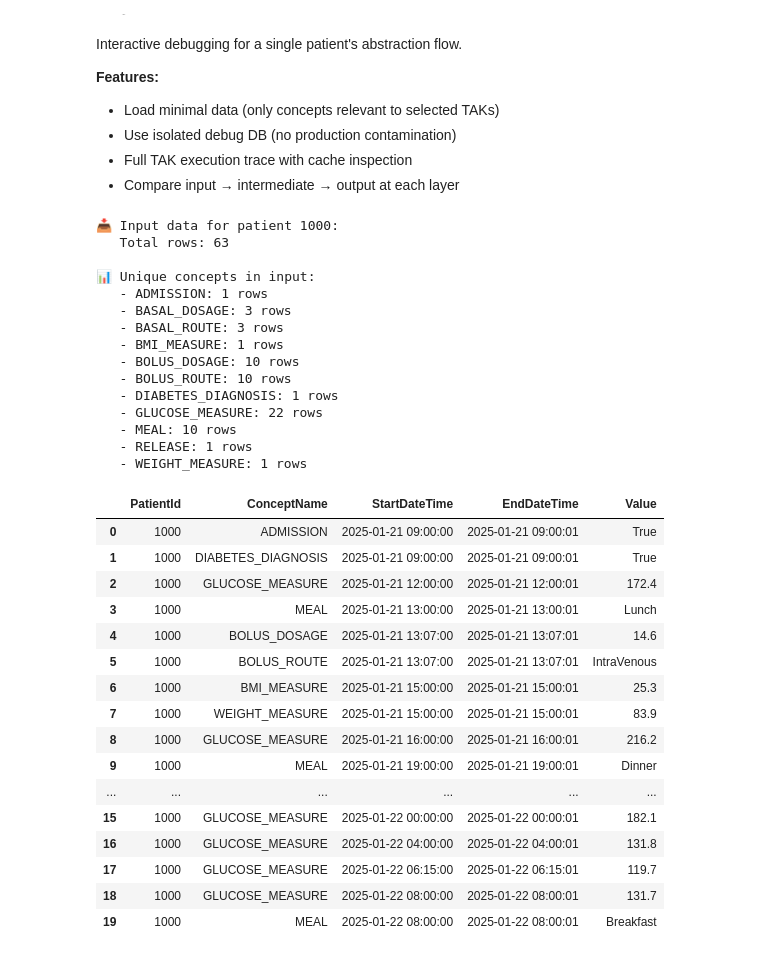
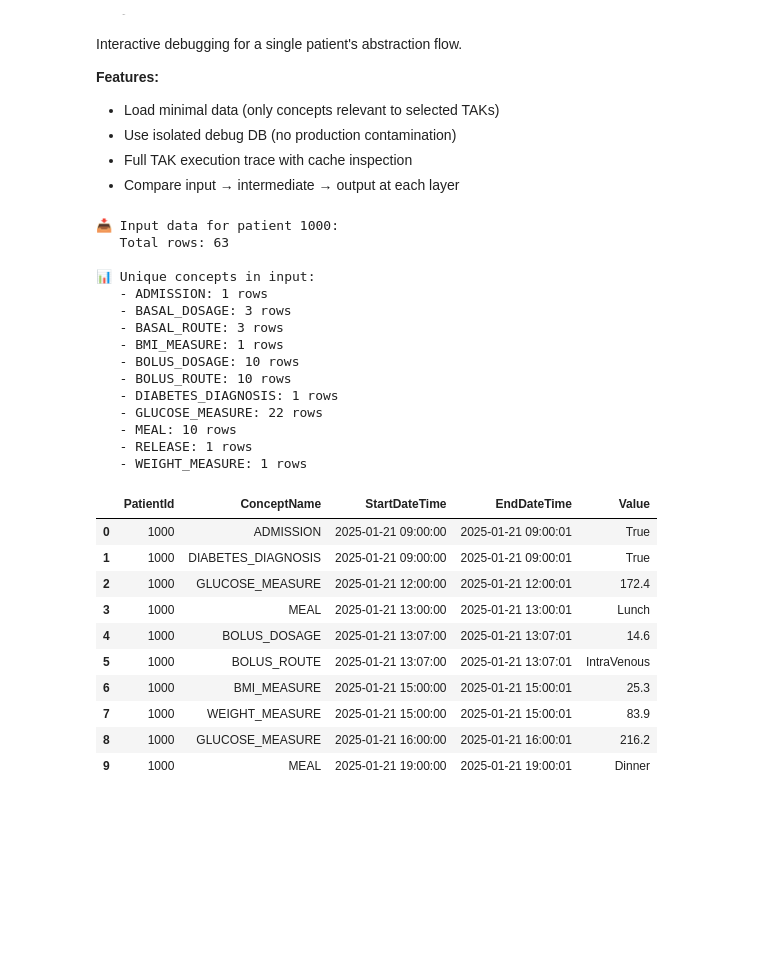
Before and after one commit to shaharoded/Mediator, a Jupyter notebook: run_mediator.ipynb, the cells around one changed output. Cells and saved outputs as stored; diff of their text form; code cells hidden in the pictures; blank space fills up the shorter version.

```diff
--- a/run_mediator.ipynb
+++ b/run_mediator.ipynb
@@ -245,40 +229,34 @@ for concept in sorted(df_patient_input['ConceptName'].unique()):
     print(f"   - {concept}: {count} rows")
 
 # Show sample
-display(df_patient_input.head(20))
+display(df_patient_input.head(10))
 # %% [output]
 📥 Input data for patient 1000:
    Total rows: 63
 
 📊 Unique concepts in input:
    - ADMISSION: 1 rows
    - BASAL_DOSAGE: 3 rows
    - BASAL_ROUTE: 3 rows
    - BMI_MEASURE: 1 rows
    - BOLUS_DOSAGE: 10 rows
    - BOLUS_ROUTE: 10 rows
    - DIABETES_DIAGNOSIS: 1 rows
    - GLUCOSE_MEASURE: 22 rows
    - MEAL: 10 rows
    - RELEASE: 1 rows
    - WEIGHT_MEASURE: 1 rows
 |  | PatientId | ConceptName | StartDateTime | EndDateTime | Value |
 | 0 | 1000 | ADMISSION | 2025-01-21 09:00:00 | 2025-01-21 09:00:01 | True |
 | 1 | 1000 | DIABETES_DIAGNOSIS | 2025-01-21 09:00:00 | 2025-01-21 09:00:01 | True |
 | 2 | 1000 | GLUCOSE_MEASURE | 2025-01-21 12:00:00 | 2025-01-21 12:00:01 | 172.4 |
 | 3 | 1000 | MEAL | 2025-01-21 13:00:00 | 2025-01-21 13:00:01 | Lunch |
 | 4 | 1000 | BOLUS_DOSAGE | 2025-01-21 13:07:00 | 2025-01-21 13:07:01 | 14.6 |
 | 5 | 1000 | BOLUS_ROUTE | 2025-01-21 13:07:00 | 2025-01-21 13:07:01 | IntraVenous |
 | 6 | 1000 | BMI_MEASURE | 2025-01-21 15:00:00 | 2025-01-21 15:00:01 | 25.3 |
 | 7 | 1000 | WEIGHT_MEASURE | 2025-01-21 15:00:00 | 2025-01-21 15:00:01 | 83.9 |
 | 8 | 1000 | GLUCOSE_MEASURE | 2025-01-21 16:00:00 | 2025-01-21 16:00:01 | 216.2 |
 | 9 | 1000 | MEAL | 2025-01-21 19:00:00 | 2025-01-21 19:00:01 | Dinner |
-| ... | ... | ... | ... | ... | ... |
-| 15 | 1000 | GLUCOSE_MEASURE | 2025-01-22 00:00:00 | 2025-01-22 00:00:01 | 182.1 |
-| 16 | 1000 | GLUCOSE_MEASURE | 2025-01-22 04:00:00 | 2025-01-22 04:00:01 | 131.8 |
-| 17 | 1000 | GLUCOSE_MEASURE | 2025-01-22 06:15:00 | 2025-01-22 06:15:01 | 119.7 |
-| 18 | 1000 | GLUCOSE_MEASURE | 2025-01-22 08:00:00 | 2025-01-22 08:00:01 | 131.7 |
-| 19 | 1000 | MEAL | 2025-01-22 08:00:00 | 2025-01-22 08:00:01 | Breakfast |
 # %%
 # ============================================================
 # Step 2: Create Debug DB and Load Minimal Data
```
Also changed, not shown: parts of 7 cells of this notebook, 2 other files.
